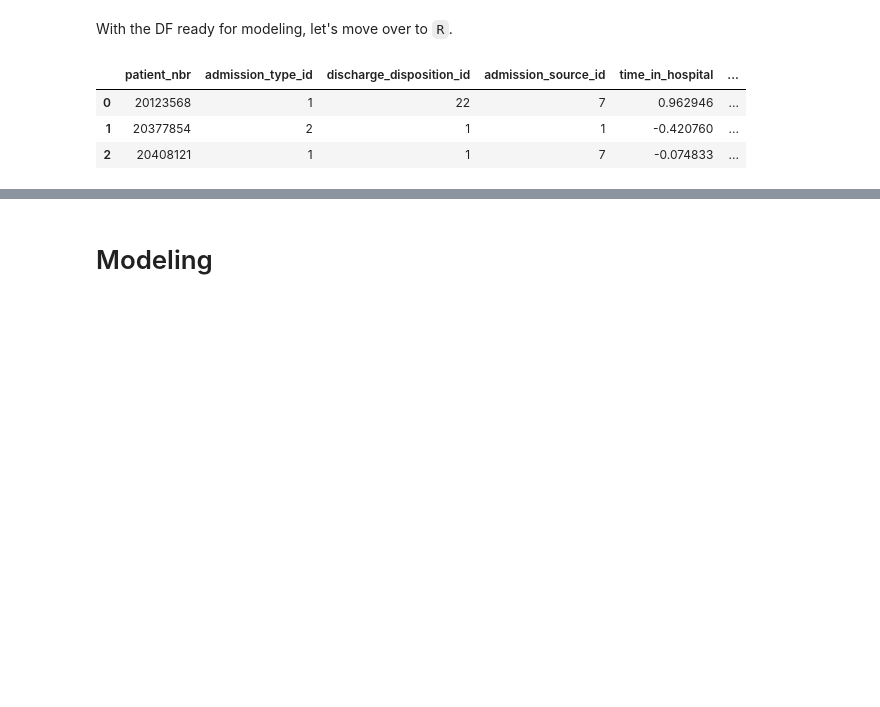
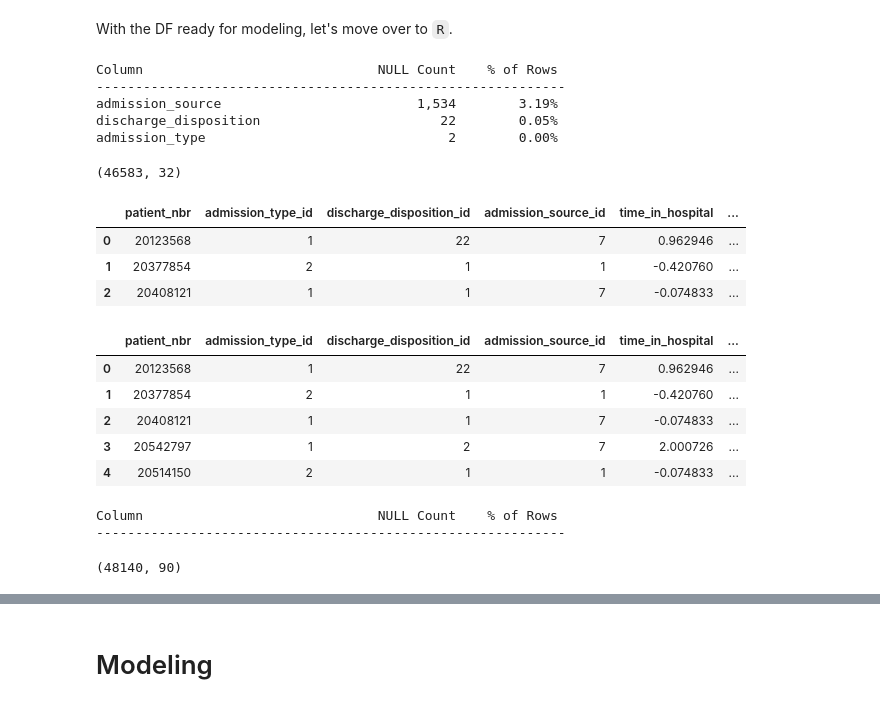
Before and after one commit to SethKauf/STA9890-Prediction-Competition, a Jupyter notebook: Workfiles/Report_2_Workfile.ipynb, the cells around one changed output, grey strips where cells are left out. Cells and saved outputs as stored; diff of their text form; code cells hidden in the pictures; blank space fills up the shorter version.

```diff
--- a/Workfiles/Report_2_Workfile.ipynb
+++ b/Workfiles/Report_2_Workfile.ipynb
@@ -1058,3 +1108,12 @@ df_encoded
 # Saving DF
 # %% [markdown]
 With the DF ready for modeling, let's move over to `R`.
+# %%
+# last NULL check
+wf.count_nulls(df)
+# %% [output]
+Column                              NULL Count    % of Rows
+------------------------------------------------------------
+admission_source                         1,534        3.19%
+discharge_disposition                       22        0.05%
+admission_type                               2        0.00%
@@ -1061,3 +1124,8 @@ With the DF ready for modeling, let's move over to `R`.
+# %%
+df.reset_index(inplace=True,drop=True)
+df.shape
+# %% [output]
+(46583, 32)
 # %%
 df.head(3)
 # %% [output]
@@ -1067,6 +1135,24 @@ df.head(3)
 | 2 | 20408121 | 1 | 1 | 7 | -0.074833 | ... |
 # %%
 df.to_csv('../data/RR2/modeling_data.csv',index=False)
+# %%
+df_encoded.head()
+# %% [output]
+|  | patient_nbr | admission_type_id | discharge_disposition_id | admission_source_id | time_in_hospital | ... |
+| 0 | 20123568 | 1 | 22 | 7 | 0.962946 | ... |
+| 1 | 20377854 | 2 | 1 | 1 | -0.420760 | ... |
+| 2 | 20408121 | 1 | 1 | 7 | -0.074833 | ... |
+| 3 | 20542797 | 1 | 2 | 7 | 2.000726 | ... |
+| 4 | 20514150 | 2 | 1 | 1 | -0.074833 | ... |
+# %%
+wf.count_nulls(df_encoded)
+# %% [output]
+Column                              NULL Count    % of Rows
+------------------------------------------------------------
+# %%
+df_encoded.shape
+# %% [output]
+(48140, 90)
 # %%
 df_encoded.to_csv('../data/RR2/modeling_data_encoded.csv',index=False)
 # %%
```
Also changed, not shown: parts of 18 cells of this notebook.
